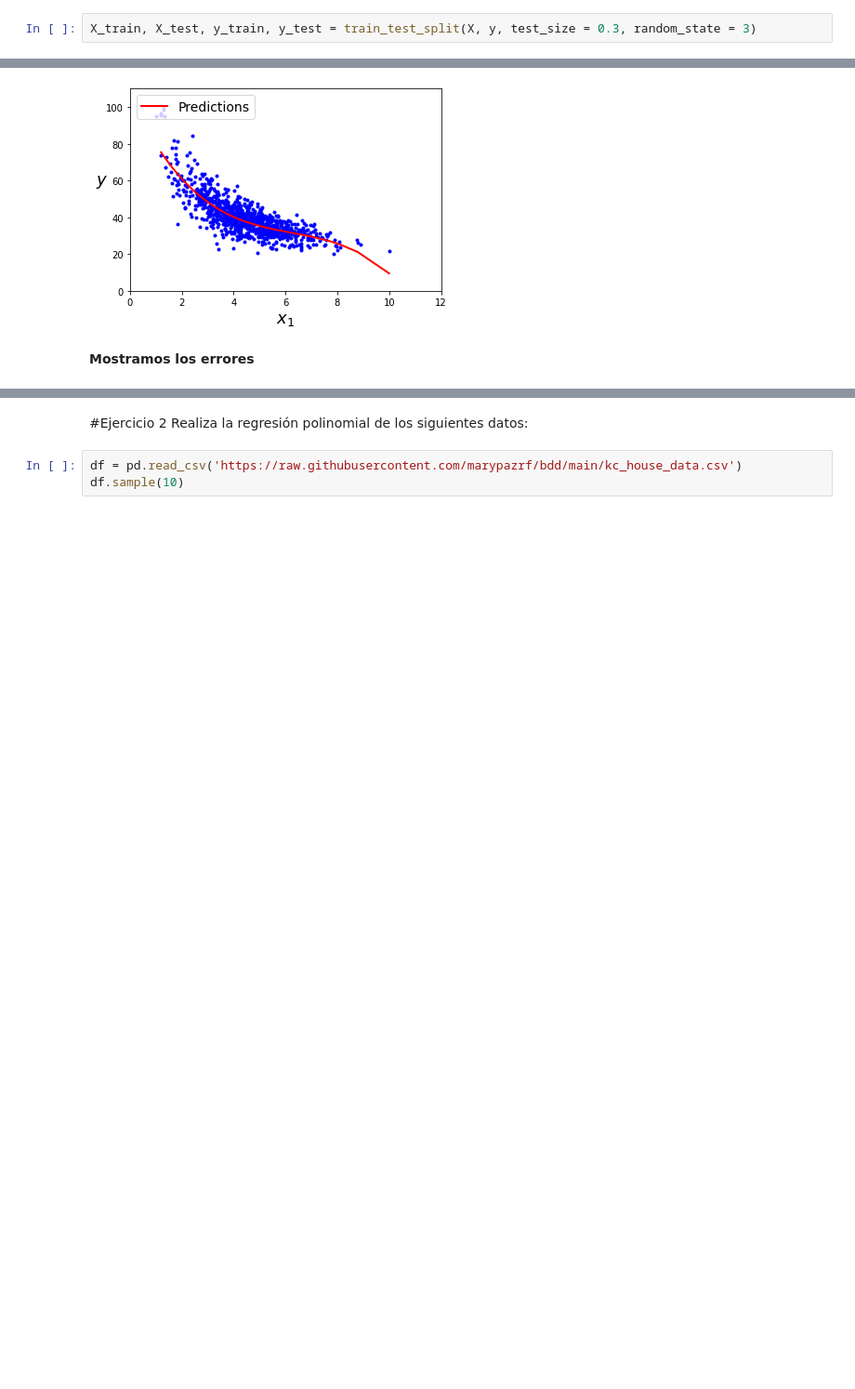
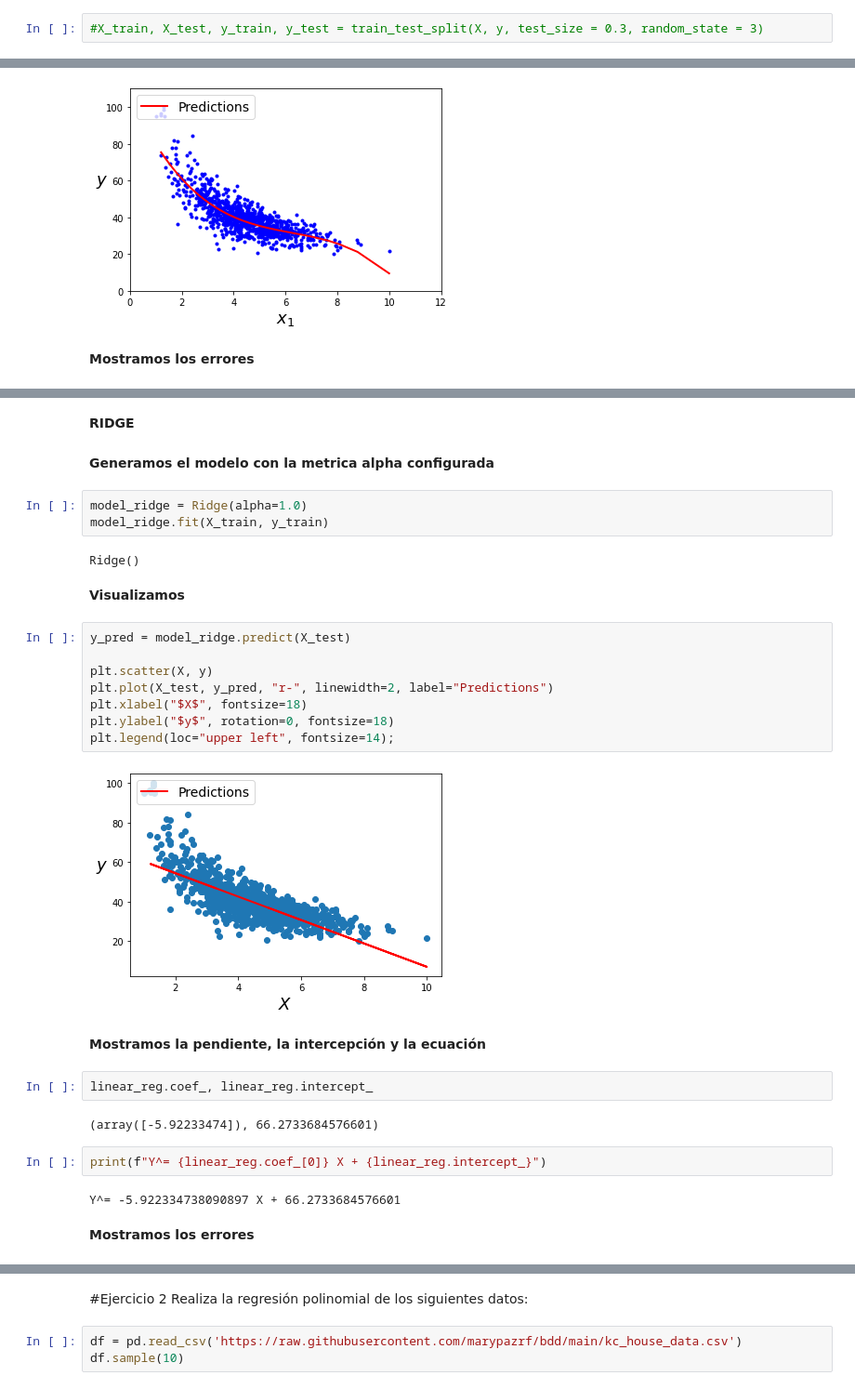
Before and after one commit to PosgradoMNA/actividades-de-aprendizaje-LuisHermenegildo1, a Jupyter notebook: TecMty_Regresion_lineal_polinomial.ipynb, the cells around one changed output, grey strips where cells are left out. Shown at 93% size. Cells and saved outputs as stored; diff of their text form; blank space fills up the shorter version.

Commit message:
RIDGE, LASSO, MAE_R2

```diff
--- a/TecMty_Regresion_lineal_polinomial.ipynb
+++ b/TecMty_Regresion_lineal_polinomial.ipynb
@@ -358,7 +376,7 @@ r2_score 0.5317236137342649
 # %% [markdown]
 **Separamos los datos de entrenamiento y validación**
 # %%
-X_train, X_test, y_train, y_test = train_test_split(X, y, test_size = 0.3, random_state = 3)
+#X_train, X_test, y_train, y_test = train_test_split(X, y, test_size = 0.3, random_state = 3)
 # %% [markdown]
 **Aplicamos caracteristicas polinomiales**
 # %%
@@ -425,3 +446,36 @@ print('r2_score',r2_score(y_test, y_pred))
 Error medio Absoluto (MAE): 4.7801175273498515
 Root Mean Squared Error: 6.606351948917474
 r2_score 0.6649329106497391
+# %% [markdown]
+**RIDGE**
+# %% [markdown]
+**Generamos el modelo con la metrica alpha configurada**
+# %%
+model_ridge = Ridge(alpha=1.0)
+model_ridge.fit(X_train, y_train)
+# %% [output]
+Ridge()
+# %% [markdown]
+**Visualizamos**
+# %%
+y_pred = model_ridge.predict(X_test)
+
+plt.scatter(X, y)
+plt.plot(X_test, y_pred, "r-", linewidth=2, label="Predictions")
+plt.xlabel("$X$", fontsize=18)
+plt.ylabel("$y$", rotation=0, fontsize=18)
+plt.legend(loc="upper left", fontsize=14);
+# %% [output]
+[figure, added]
+# %% [markdown]
+**Mostramos la pendiente, la intercepción y la ecuación**
+# %%
+linear_reg.coef_, linear_reg.intercept_
+# %% [output]
+(array([-5.92233474]), 66.2733684576601)
+# %%
+print(f"Y^= {linear_reg.coef_[0]} X + {linear_reg.intercept_}")
+# %% [output]
+Y^= -5.922334738090897 X + 66.2733684576601
+# %% [markdown]
+**Mostramos los errores**
```
Also changed, not shown: parts of 21 cells of this notebook.
